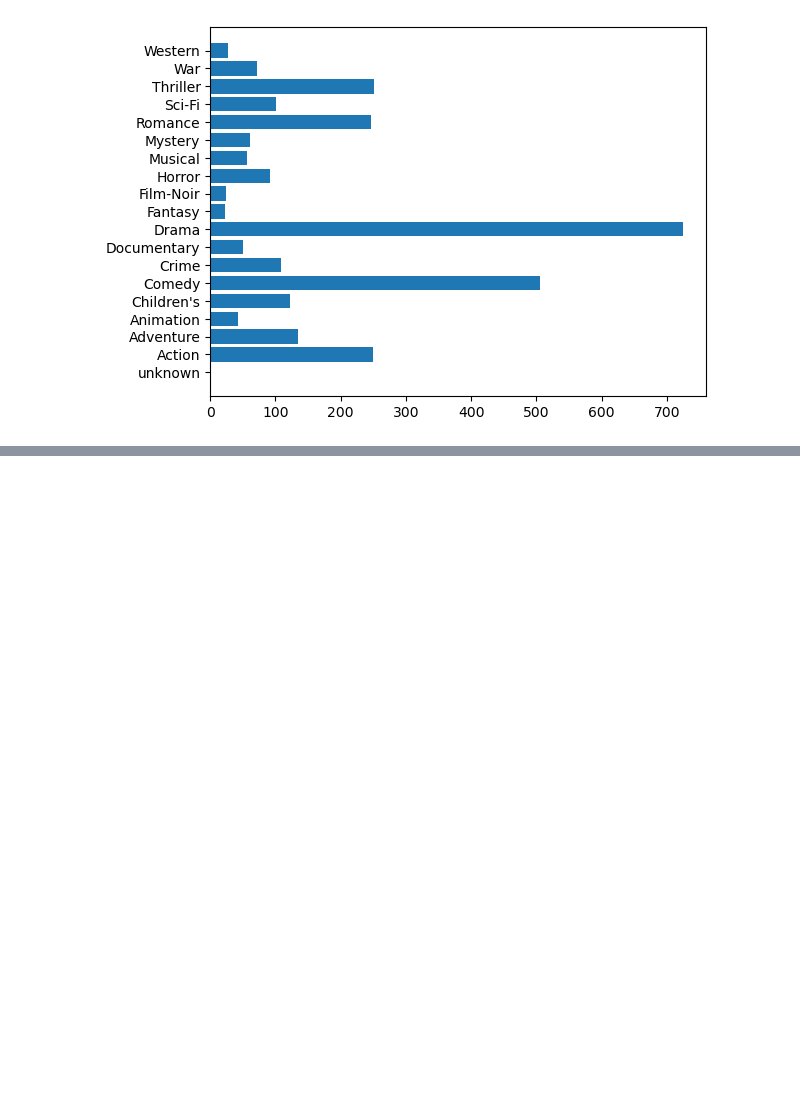
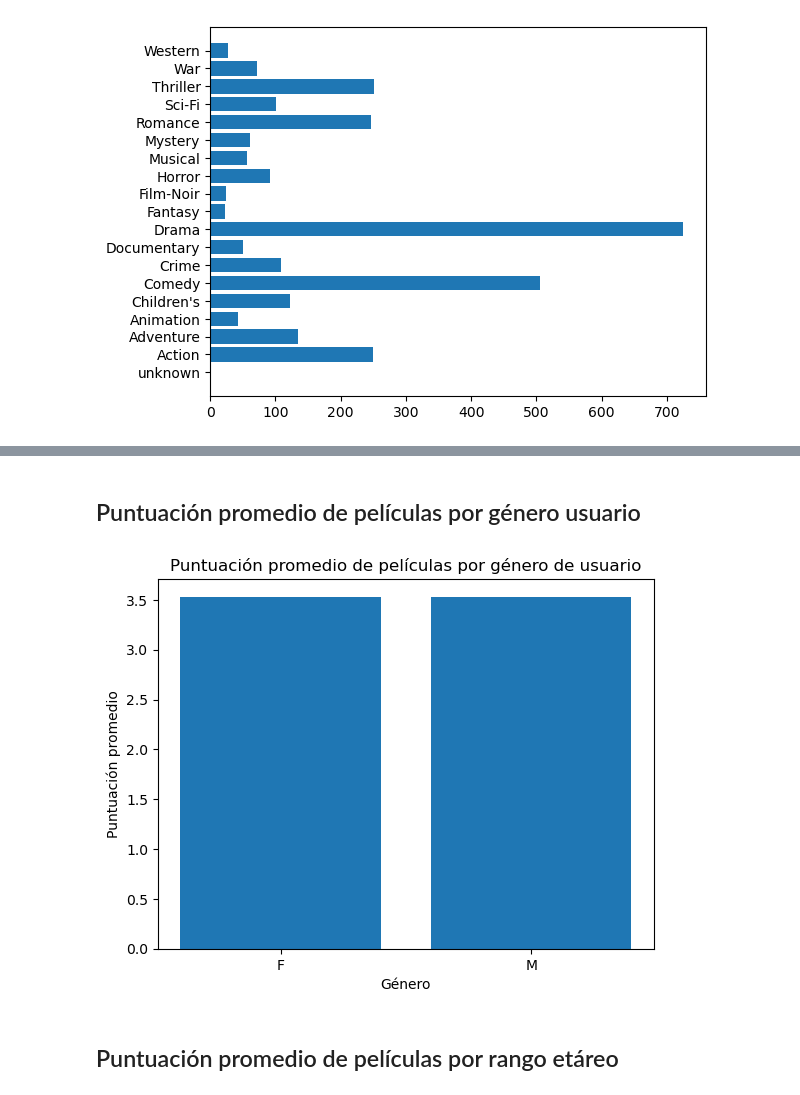
Before and after one commit to luispandolfi/DeepLearning2023_TP1_Gr1, a Jupyter notebook: TP_Integrador_Python-stats.ipynb, the cells around one changed output, grey strips where cells are left out. Saved outputs shown, nothing was run; the diff lists cells and outputs as text; code cells hidden in the pictures; blank space fills up the shorter version.

```diff
--- a/TP_Integrador_Python-stats.ipynb
+++ b/TP_Integrador_Python-stats.ipynb
@@ -180,0 +200,8 @@ StatsPelicula.plot_peliculas_por_genero(df_peliculas)
+# %% [markdown]
+## Puntuación promedio de películas por género usuario
+# %%
+StatsScore.plot_puntuacion_promedio_peliculas_por_genero_usuario(df_scores, df_usuarios, df_personas)
+# %% [output]
+[figure, added]
+# %% [markdown]
+## Puntuación promedio de películas por rango etáreo
```
Also changed, not shown: parts of 12 cells of this notebook, 2 other files.
